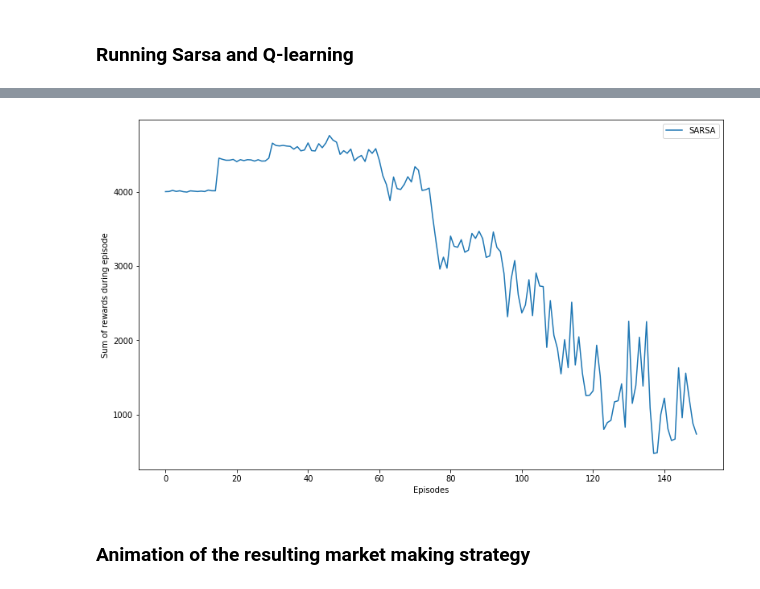
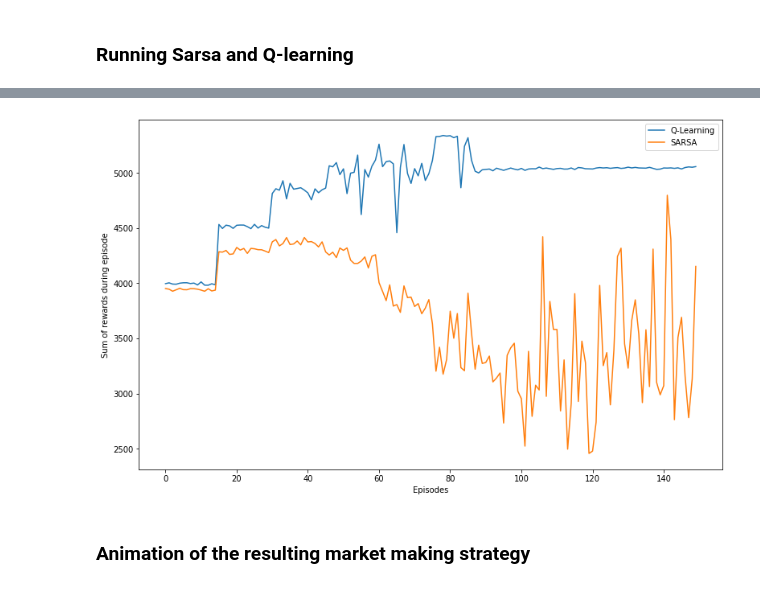
Before and after one commit to koteyevlev/MarketMakingMLAlgo, a Jupyter notebook: ML_in_Finance_MarketMaking.ipynb, the cells around one changed output, grey strips where cells are left out. Saved outputs shown, nothing was run; the diff lists cells and outputs as text; code cells hidden in the pictures.

Commit message:
With q-learning and without bug with indexes

```diff
--- a/ML_in_Finance_MarketMaking.ipynb
+++ b/ML_in_Finance_MarketMaking.ipynb
@@ -211,8 +227,8 @@ def step(state, action):
 
         # The ask/bid fill probabilities always sum to 1, meaning
         # that either bid or ask orders can always be executed
-        #if FILL_PROBS[q] < np.random.rand():
-        if FILL_PROBS[q-1] < np.random.rand():
+        if FILL_PROBS[q] < np.random.rand():
+        #if FILL_PROBS[q-1] < np.random.rand():
             fill_bid = True
             fill_ask = False
         else:
@@ -305,8 +321,8 @@ def choose_action(state, q_value, eps=EPSILON):
         else:
             actions_ = [actions['hold'], actions['buy'], actions['sell']]
         # Get the state-action values for the current state
-        #values_ = q_value[state[0], state[1], actions_]
-        values_ = q_value[state[0], state[1]-1, actions_]
+        values_ = q_value[state[0], state[1], actions_]
+        #values_ = q_value[state[0], state[1]-1, actions_]
         # In case of a tie, choose from those with the highest value
         action = np.random.choice([actions_[action_] for action_, value_ in enumerate(values_)
                                  if value_ == np.max(values_)])
@@ -388,8 +404,8 @@ def sarsa(q_value, expected=False, step_size=ALPHA, eps=EPSILON):
         rewards += reward
 
         if not expected:
-            #target = q_value[next_state[0], next_state[1], next_action]
-            target = q_value[next_state[0], next_state[1]-1, next_action]
+            target = q_value[next_state[0], next_state[1], next_action]
+            #target = q_value[next_state[0], next_state[1]-1, next_action]
         else:
             # Calculate the expected value of new state for expected SARSA
             target = 0.0
@@ -400,15 +416,15 @@ def sarsa(q_value, expected=False, step_size=ALPHA, eps=EPSILON):
                     target += ((1.0 -  eps) / len(best_actions)
                                +  eps / len(ACTIONS)) * q_value[next_state[0], next_state[1], action_]
                 else:
-                    #target +=  eps / len(ACTIONS) * q_value[next_state[0], next_state[1], action_]
-                    target +=  eps / len(ACTIONS) * q_value[next_state[0], next_state[1]-1, action_]
+                    target +=  eps / len(ACTIONS) * q_value[next_state[0], next_state[1], action_]
+                    #target +=  eps / len(ACTIONS) * q_value[next_state[0], next_state[1]-1, action_]
         target *= GAMMA
 
         # SARSA update
-        #q_value[state[0], state[1], action] += step_size * (reward
-            #     + target - q_value[state[0], state[1], action])
-        q_value[state[0], state[1]-1, action] += step_size * (reward
-                 + target - q_value[state[0], state[1]-1, action])
+        q_value[state[0], state[1], action] += step_size * (reward
+                 + target - q_value[state[0], state[1], action])
+        #q_value[state[0], state[1]-1, action] += step_size * (reward
+              #   + target - q_value[state[0], state[1]-1, action])
 
         state = next_state
         action = next_action
@@ -443,12 +459,12 @@ def q_learning(q_value, step_size=ALPHA, eps=EPSILON):
         rewards += reward
 
         # Q-Learning update
-        #q_value[state[0], state[1], action] += step_size * (
-                #reward + GAMMA * np.max(q_value[next_state[0], next_state[1], :]) -
-               # q_value[state[0], state[1], action])
-        q_value[state[0], state[1]-1, action] += step_size * (
-                reward + GAMMA * np.max(q_value[next_state[0], next_state[1]-1, :]) -
-                q_value[state[0], state[1]-1, action])
+        q_value[state[0], state[1], action] += step_size * (
+                reward + GAMMA * np.max(q_value[next_state[0], next_state[1], :]) -
+                q_value[state[0], state[1], action])
+        #q_value[state[0], state[1]-1, action] += step_size * (
+                #reward + GAMMA * np.max(q_value[next_state[0], next_state[1]-1, :]) -
+                #q_value[state[0], state[1]-1, action])
         state = next_state
         iteration +=1
     return rewards
@@ -551,13 +579,13 @@ print_optimal_policy(q_q_learning)
 # %%
 %matplotlib inline
 plt.figure(figsize=(13,8))
-#plt.plot(rewards_q_learning, label='Q-Learning')
+plt.plot(rewards_q_learning, label='Q-Learning')
 plt.plot(rewards_sarsa, label='SARSA')
 plt.xlabel('Episodes')
 plt.ylabel('Sum of rewards during episode')
 plt.legend();
 # %% [output]
-[figure, old version]
+[figure, new version]
 # %% [markdown]
 ### Animation of the resulting market making strategy
 # %% [markdown]
```
Also changed, not shown: parts of 16 cells of this notebook.
